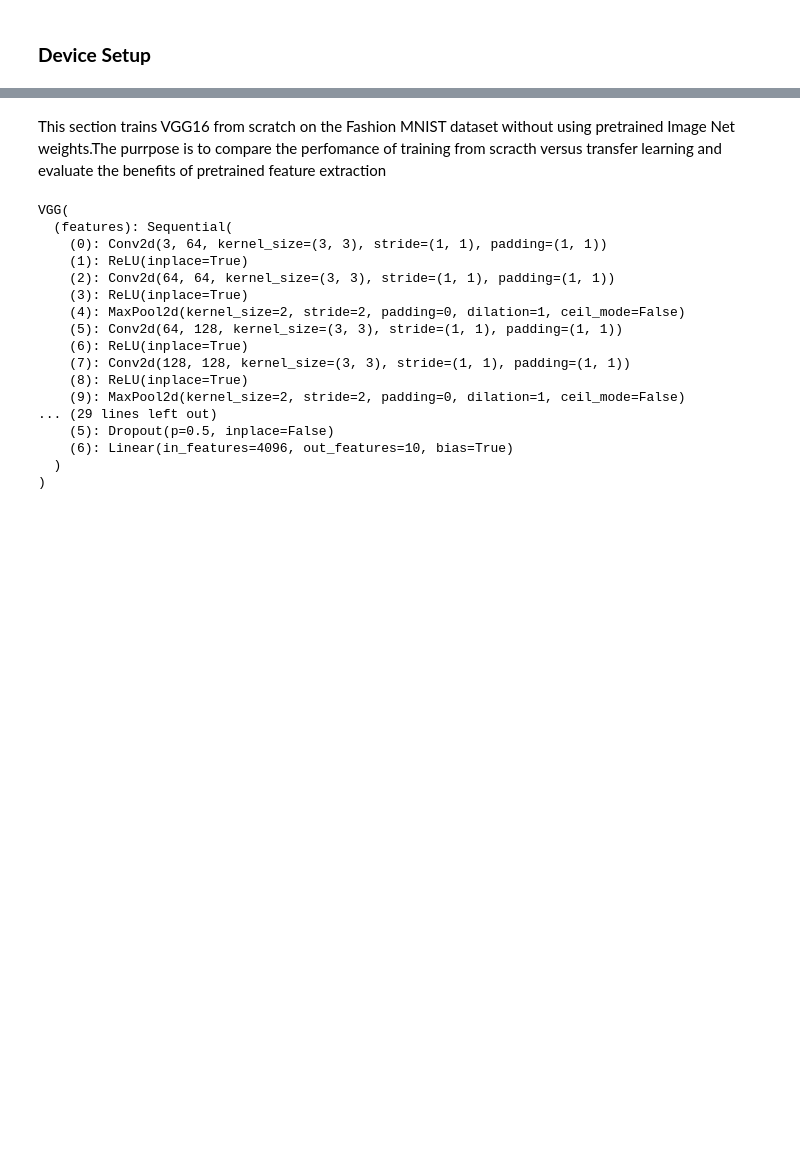
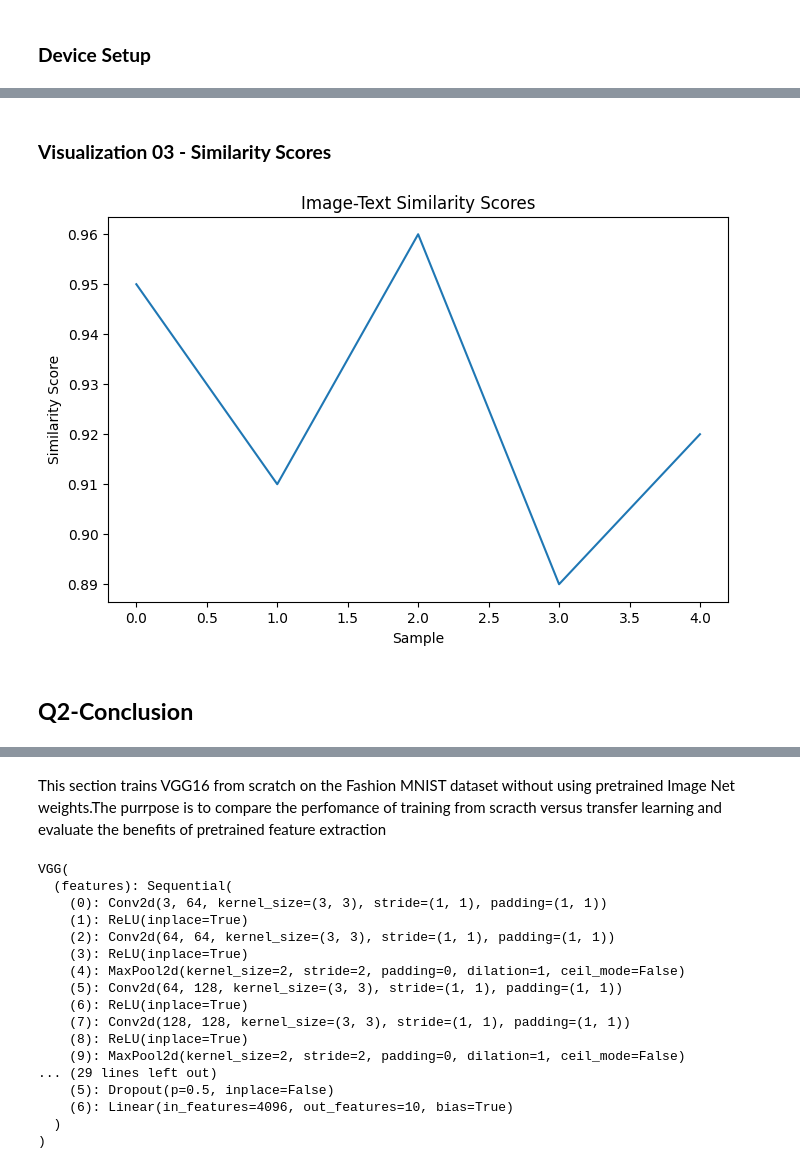
Before and after one commit to a1930549/assignment2_a1930549_Shayan, a Jupyter notebook: Asignment02 (1).ipynb, the cells around one changed output, grey strips where cells are left out. Drawn from its saved outputs; the diff is of its cells as text; code cells hidden in the pictures; blank space fills up the shorter version.

```diff
--- a/Asignment02 (1).ipynb
+++ b/Asignment02 (1).ipynb
@@ -418,0 +509,14 @@ Model Saved
+# %% [markdown]
+### **Visualization 03 - Similarity Scores**
+# %%
+scores=[0.95,0.91,0.96,0.89,0.92]
+plt.figure(figsize=(8,5))
+plt.plot(scores)
+plt.xlabel("Sample")
+plt.ylabel("Similarity Score")
+plt.title("Image-Text Similarity Scores")
+plt.show()
+# %% [output]
+[figure, added]
+# %% [markdown]
+## **Q2-Conclusion**
```
Also changed, not shown: parts of 65 cells of this notebook.
